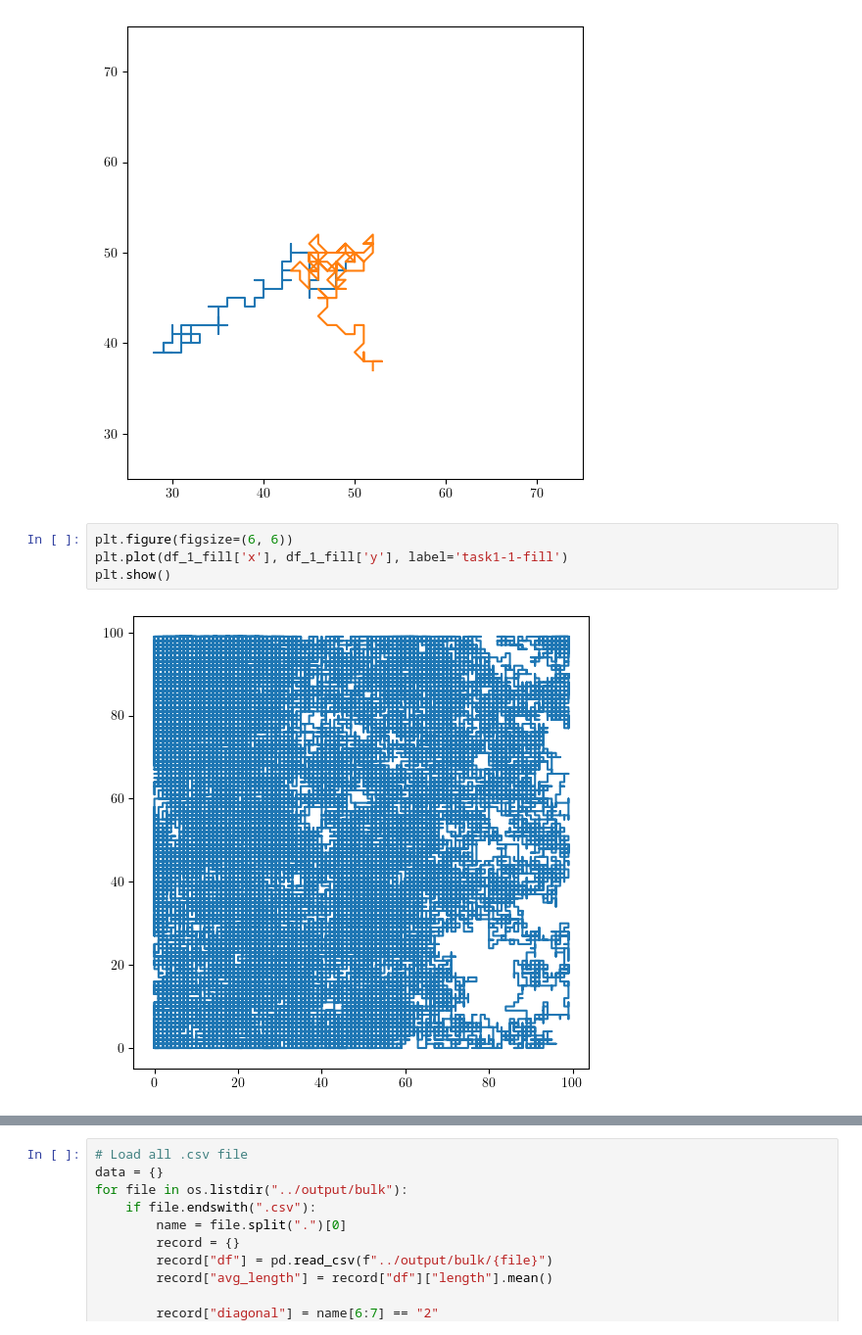
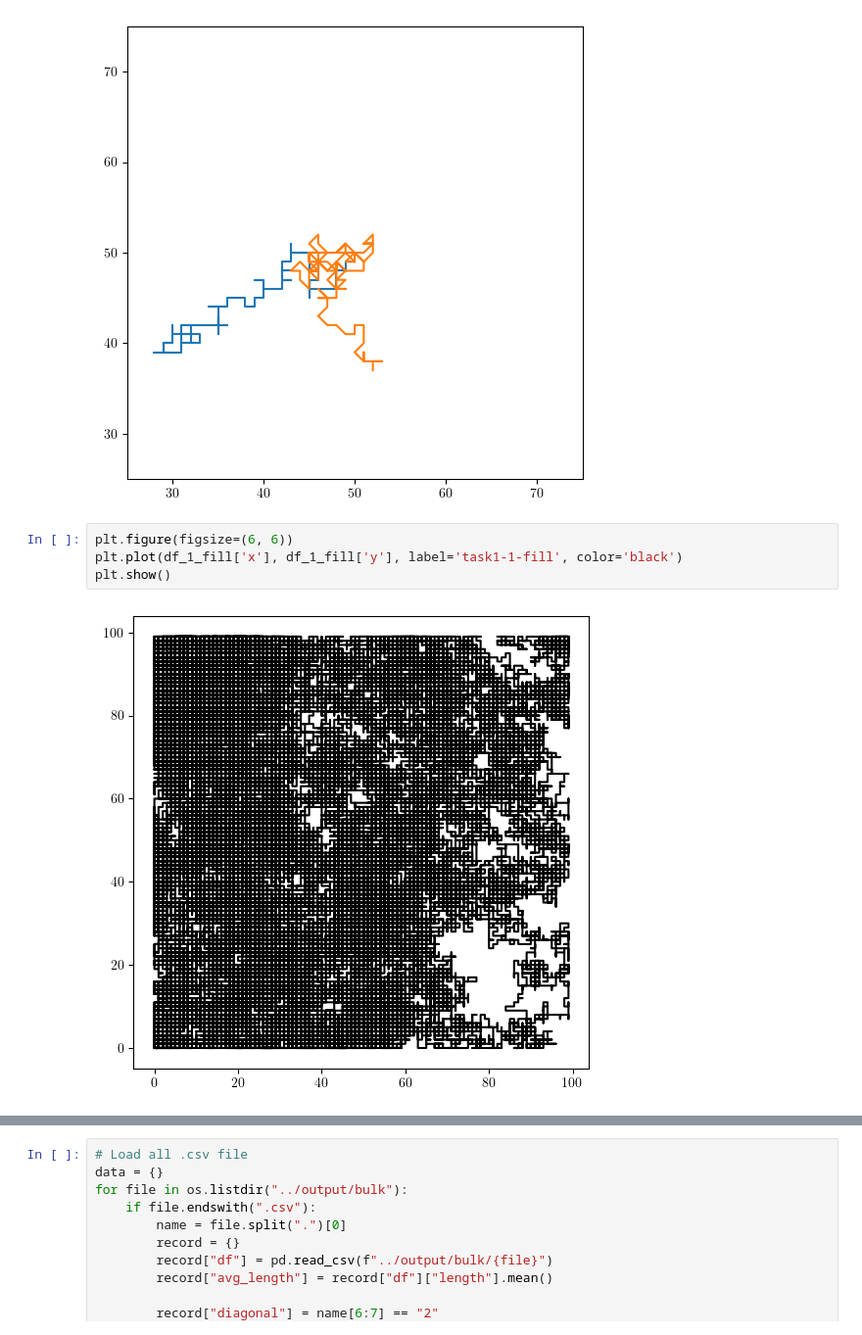
Before and after one commit to NathanRignall/cellular-automata-acw, a Jupyter notebook: automata/plots/task1.ipynb, the cells around one changed output, grey strips where cells are left out. Shown: that part at 98% size. Drawn from its saved outputs; the diff is of its cells as text.

Commit message:
Add data and plots

```diff
--- a/automata/plots/task1.ipynb
+++ b/automata/plots/task1.ipynb
@@ -29,9 +29,9 @@ plt.show()
 [figure]
 # %%
 plt.figure(figsize=(6, 6))
-plt.plot(df_1_fill['x'], df_1_fill['y'], label='task1-1-fill')
+plt.plot(df_1_fill['x'], df_1_fill['y'], label='task1-1-fill', color='black')
 plt.show()
 # %% [output]
-[figure, old version]
+[figure, new version]
 # %%
 plt.figure(figsize=(6, 6))
```
Also changed, not shown: parts of 5 cells of this notebook, 4 other files.
